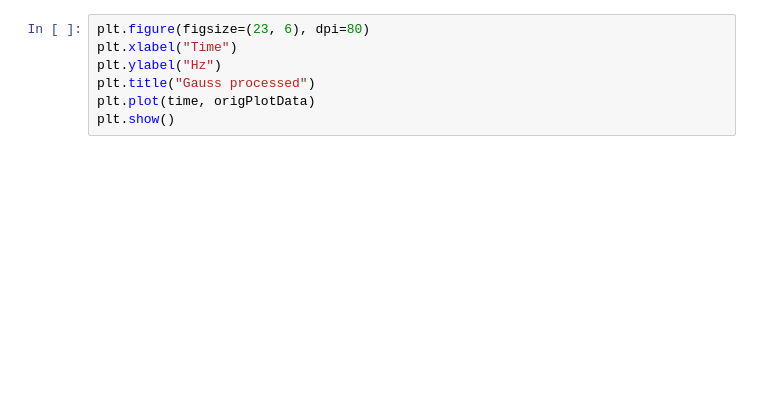
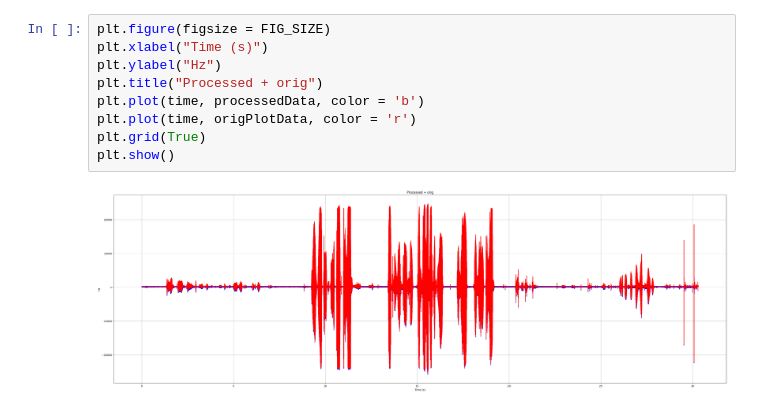
Before and after one commit to Valetron/alsa_agc, a Jupyter notebook: protopyth/AGC.ipynb, the cells around one changed output. Saved outputs shown, nothing was run; the diff lists cells and outputs as text; blank space fills up the shorter version.

```diff
--- a/protopyth/AGC.ipynb
+++ b/protopyth/AGC.ipynb
@@ -198,7 +338,11 @@ AttributeError: 'NoneType' object has no attribute 'append'
 # %%
-plt.figure(figsize=(23, 6), dpi=80)
-plt.xlabel("Time")
+plt.figure(figsize = FIG_SIZE)
+plt.xlabel("Time (s)")
 plt.ylabel("Hz")
-plt.title("Gauss processed")
-plt.plot(time, origPlotData)
+plt.title("Processed + orig")
+plt.plot(time, processedData, color = 'b')
+plt.plot(time, origPlotData, color = 'r')
+plt.grid(True)
 plt.show()
+# %% [output]
+[figure, added]
```
Also changed, not shown: parts of 9 cells of this notebook.
